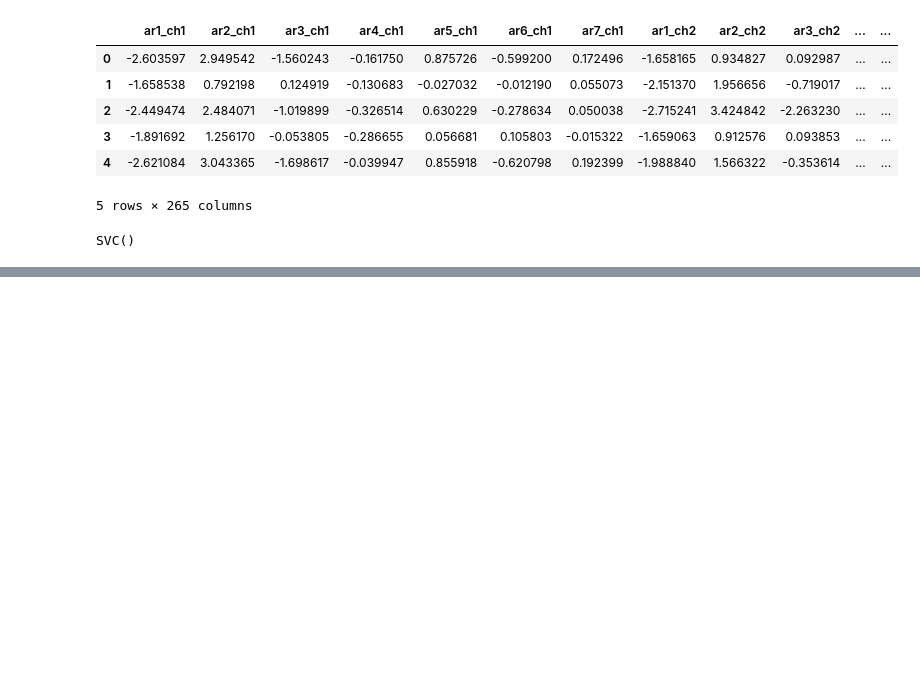
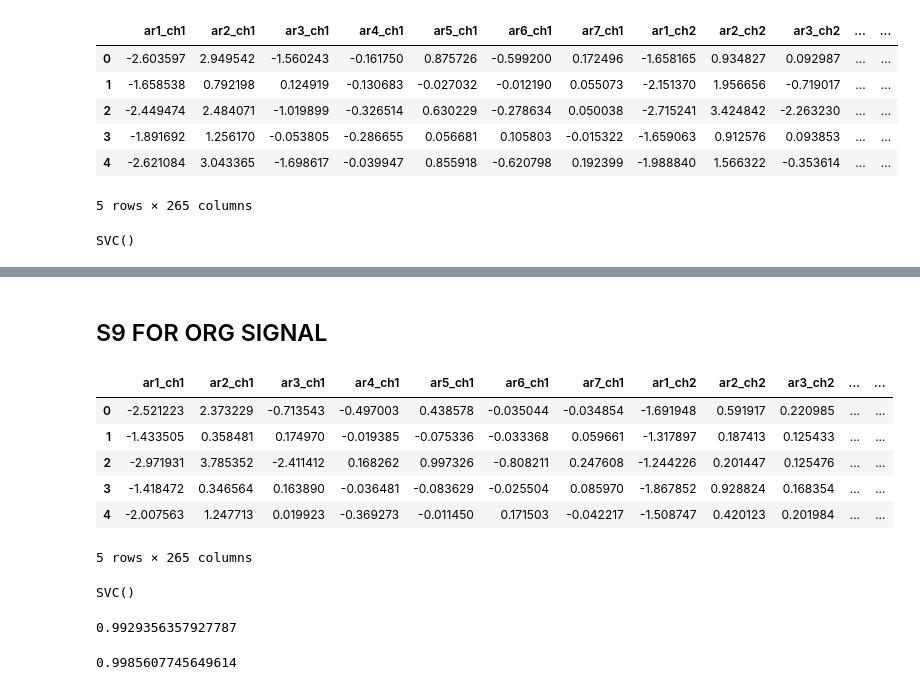
Before and after one commit to chenkecoco1/EMG_Analysis, a Jupyter notebook: 264 features.ipynb, the cells around one changed output, grey strips where cells are left out. Drawn from its saved outputs; the diff is of its cells as text; code cells hidden in the pictures; blank space fills up the shorter version.

```diff
--- a/264 features.ipynb
+++ b/264 features.ipynb
@@ -77,0 +78,14 @@ svc_model2.score(x_train, y_train)
+# %% [markdown]
+## S9 FOR ORG SIGNAL
+# %%
+import pandas as pd
+df3 = pd.read_csv(r'C:\Ninapro\S9.csv')
+df3.head()
+# %% [output]
+|  | ar1_ch1 | ar2_ch1 | ar3_ch1 | ar4_ch1 | ar5_ch1 | ar6_ch1 | ar7_ch1 | ar1_ch2 | ar2_ch2 | ar3_ch2 | ... | ... |
+| 0 | -2.521223 | 2.373229 | -0.713543 | -0.497003 | 0.438578 | -0.035044 | -0.034854 | -1.691948 | 0.591917 | 0.220985 | ... | ... |
+| 1 | -1.433505 | 0.358481 | 0.174970 | -0.019385 | -0.075336 | -0.033368 | 0.059661 | -1.317897 | 0.187413 | 0.125433 | ... | ... |
+| 2 | -2.971931 | 3.785352 | -2.411412 | 0.168262 | 0.997326 | -0.808211 | 0.247608 | -1.244226 | 0.201447 | 0.125476 | ... | ... |
+| 3 | -1.418472 | 0.346564 | 0.163890 | -0.036481 | -0.083629 | -0.025504 | 0.085970 | -1.867852 | 0.928824 | 0.168354 | ... | ... |
+| 4 | -2.007563 | 1.247713 | 0.019923 | -0.369273 | -0.011450 | 0.171503 | -0.042217 | -1.508747 | 0.420123 | 0.201984 | ... | ... |
+5 rows × 265 columns
@@ -77,0 +97,14 @@ svc_model2.score(x_train, y_train)
+# %%
+from sklearn.svm import SVC
+svc_model3 = SVC()
+svc_model3.fit(x_train, y_train)
+# %% [output]
+SVC()
+# %%
+svc_model3.score(x_test, y_test)
+# %% [output]
+0.9929356357927787
+# %%
+svc_model3.score(x_train, y_train)
+# %% [output]
+0.9985607745649614
```
Also changed, not shown: parts of 37 cells of this notebook.
